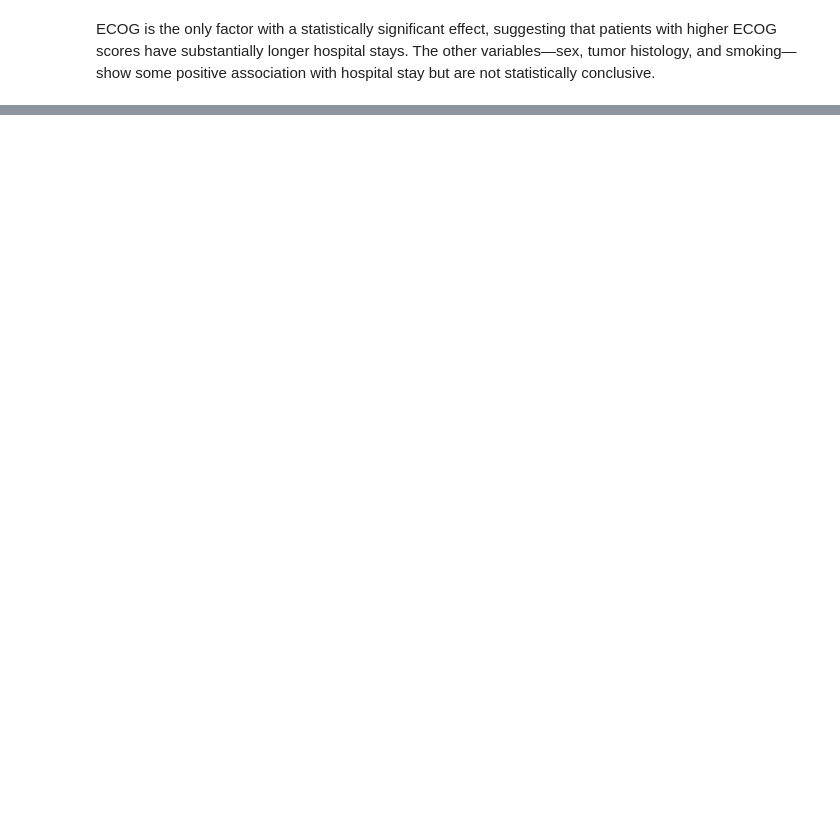
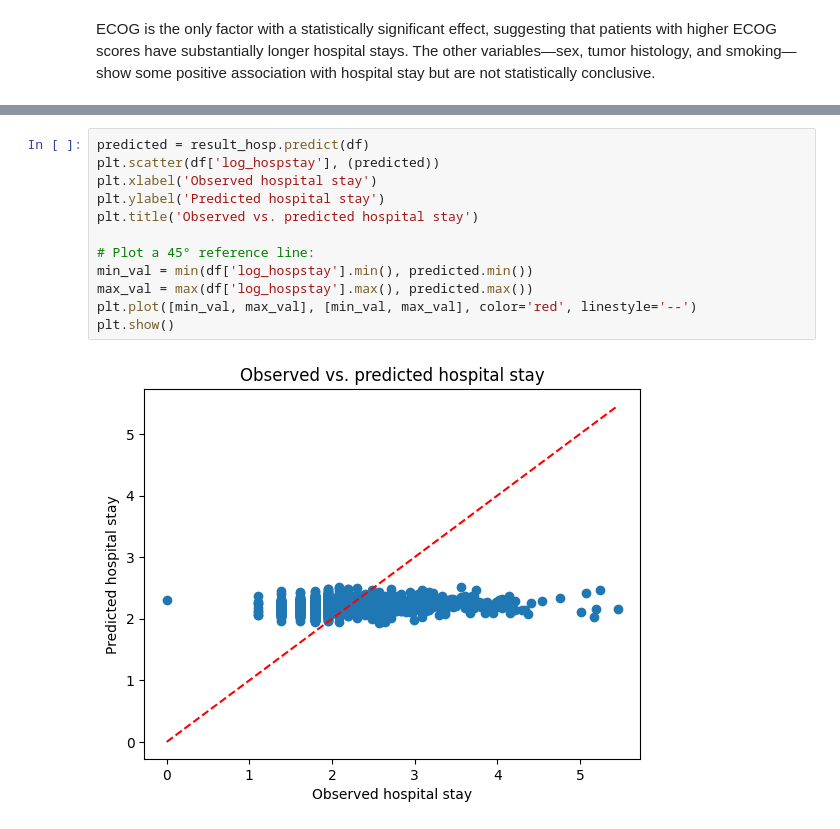
Before and after one commit to jswistak/statistical-modeling-biology, a Jupyter notebook: p1.ipynb, the cells around one changed output, grey strips where cells are left out. Saved outputs shown, nothing was run; the diff lists cells and outputs as text; blank space fills up the shorter version.

```diff
--- a/p1.ipynb
+++ b/p1.ipynb
@@ -257,2 +320,16 @@ plt.show()
+# %%
+predicted = result_hosp.predict(df)
+plt.scatter(df['log_hospstay'], (predicted))
+plt.xlabel('Observed hospital stay')
+plt.ylabel('Predicted hospital stay')
+plt.title('Observed vs. predicted hospital stay')
+
+# Plot a 45° reference line:
+min_val = min(df['log_hospstay'].min(), predicted.min())
+max_val = max(df['log_hospstay'].max(), predicted.max())
+plt.plot([min_val, max_val], [min_val, max_val], color='red', linestyle='--')
+plt.show()
+# %% [output]
+[figure, added]
 # %%
 predicted = result_hosp.predict(df)
```
Also changed, not shown: parts of 10 cells of this notebook.
